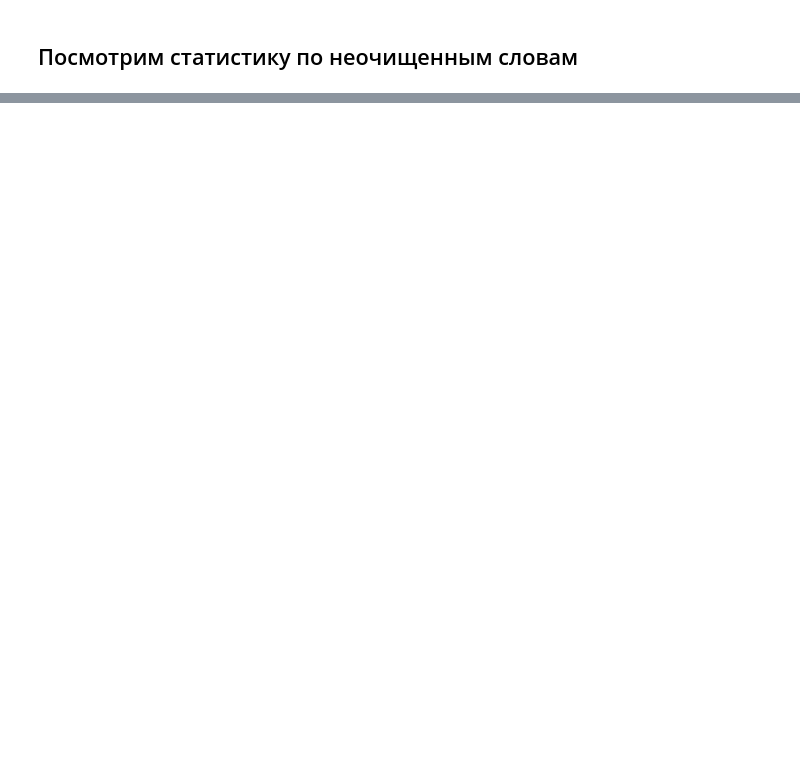
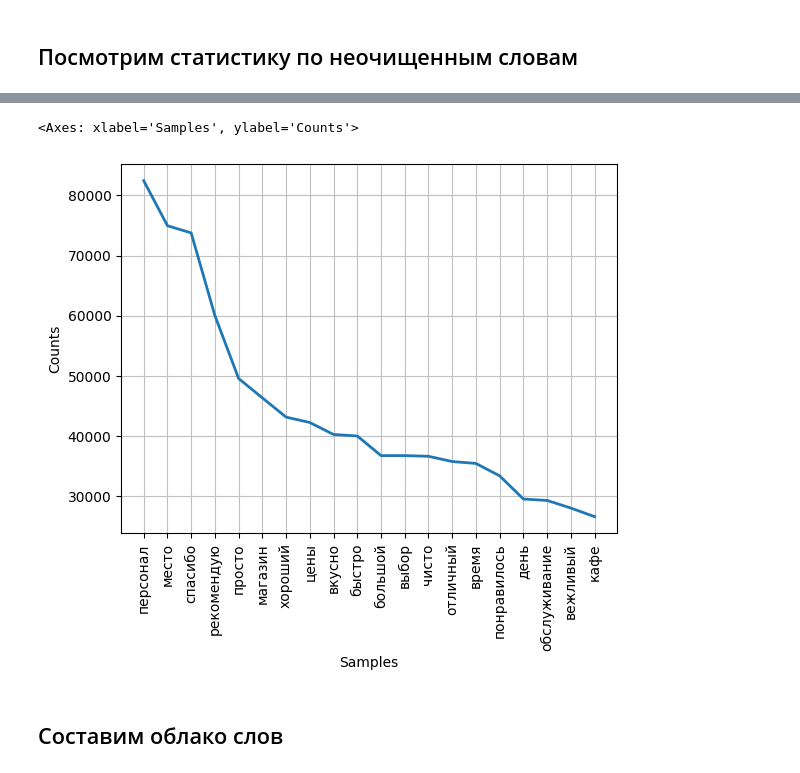
Before and after one commit to kcherenkovv/learning_task, a Jupyter notebook: ide.ipynb, the cells around one changed output, grey strips where cells are left out. Cells and saved outputs as stored; diff of their text form; code cells hidden in the pictures; blank space fills up the shorter version.

```diff
--- a/ide.ipynb
+++ b/ide.ipynb
@@ -244,7 +265,7 @@ cleaned_text = ' '.join(cleaned_words).lower().strip()
 # %%
 # Токенизируем текст
 nltk.download('punkt_tab')
-text_tokens = word_tokenize(cleaned_text)
+text_tokens = word_tokenize(text)
 # %% [output]
 [nltk_data] Downloading package punkt_tab to
 [nltk_data]     C:\Users\Kirill\AppData\Roaming\nltk_data...
@@ -253,5 +274,5 @@ text_tokens = word_tokenize(cleaned_text)
 ## Посмотрим статистику по неочищенным словам
 # %%
 text = nltk.Text(text_tokens)
-fdist = FreqDist(cleaned_text)
+fdist = FreqDist(text)
 # %%
@@ -266,0 +304,7 @@ for word in most_common_words:
+# %%
+# Теперь очистим слова от служебных частей речи
+nltk.download('stopwords')
+russian_stopwords = stopwords.words("russian")
+custom_stopwords = ['очень', 'это', 'всё', 'всем', 'еще', 'ещё']
+stopwords_united = russian_stopwords + custom_stopwords
+text_with_no_stopwords = [word for word in text if word not in stopwords_united]
@@ -266,0 +315,12 @@ for word in most_common_words:
+# %%
+# И посмотрим статистику по очищенным словам
+
+fdist = FreqDist(text_with_no_stopwords)
+
+print('Статистика по очищенным словам\n')
+print(f'Всего слов: {fdist.N()}\n')
+print(f'Уникальных слов: {fdist.B()}\n')
+print('Топ-10 слов по частоте: ')
+most_common_words = fdist.most_common(10)
+for word in most_common_words:
+    print(f'{word[0]}:  {word[1]}')
@@ -266,0 +345,7 @@ for word in most_common_words:
+# %%
+fdist.plot(20,cumulative=False)
+# %% [output]
+<Axes: xlabel='Samples', ylabel='Counts'>
+[figure, added]
+# %% [markdown]
+## Составим облако слов
```
Also changed, not shown: parts of 45 cells of this notebook, 1 other file.
